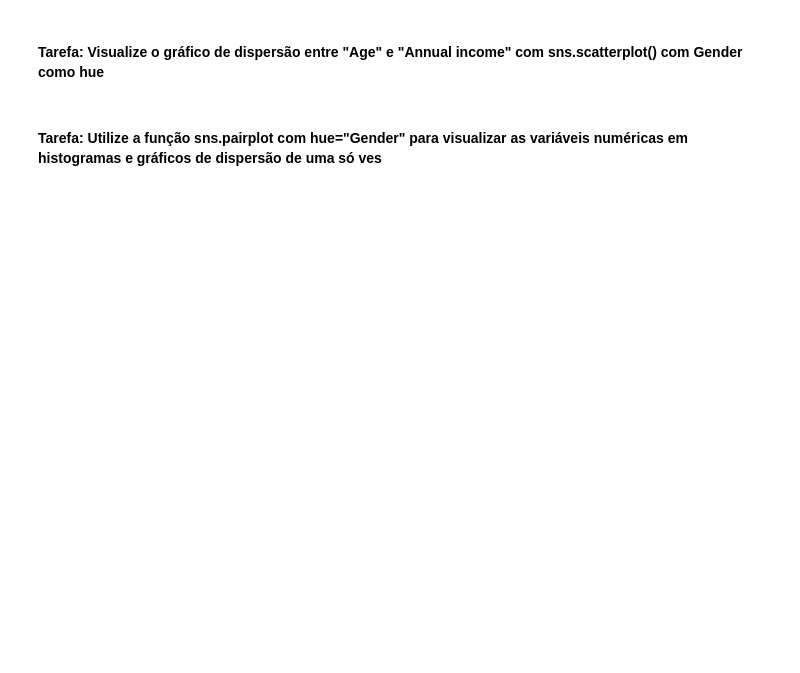
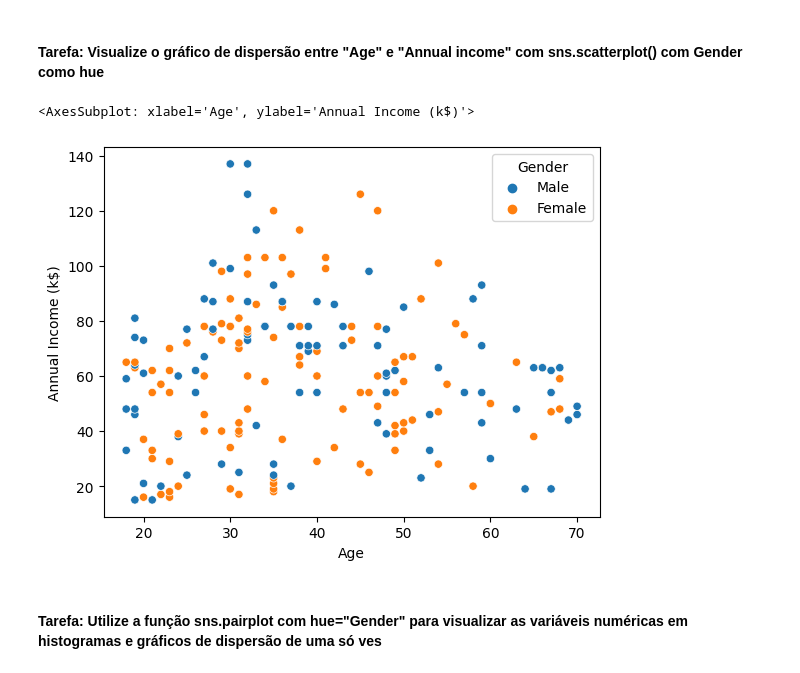
Before and after one commit to yannacavalcanti/bootcampPortfolioOutubro2023, a Jupyter notebook: 0. Case de nivelamento (completo).ipynb, the cells around one changed output. Saved outputs shown, nothing was run; the diff lists cells and outputs as text; code cells hidden in the pictures; blank space fills up the shorter version.

```diff
--- a/0. Case de nivelamento (completo).ipynb
+++ b/0. Case de nivelamento (completo).ipynb
@@ -140,6 +310,9 @@ Um histograma é uma representação gráfica que permite visualizar a distribui
 # %% [markdown]
 #### Tarefa: Visualize o gráfico de dispersão entre "Age" e "Annual income" com sns.scatterplot() com Gender como hue
 # %%
-sns.scatterplot(data, x="Age", y="Annual Incom (k$)", hue="Gender")
+sns.scatterplot(data, x="Age", y="Annual Income (k$)", hue="Gender")
+# %% [output]
+<AxesSubplot: xlabel='Age', ylabel='Annual Income (k$)'>
+[figure, added]
 # %% [markdown]
 #### Tarefa: Utilize a função sns.pairplot com hue="Gender" para visualizar as variáveis numéricas em histogramas e gráficos de dispersão de uma só ves
```
Also changed, not shown: parts of 45 cells of this notebook.
